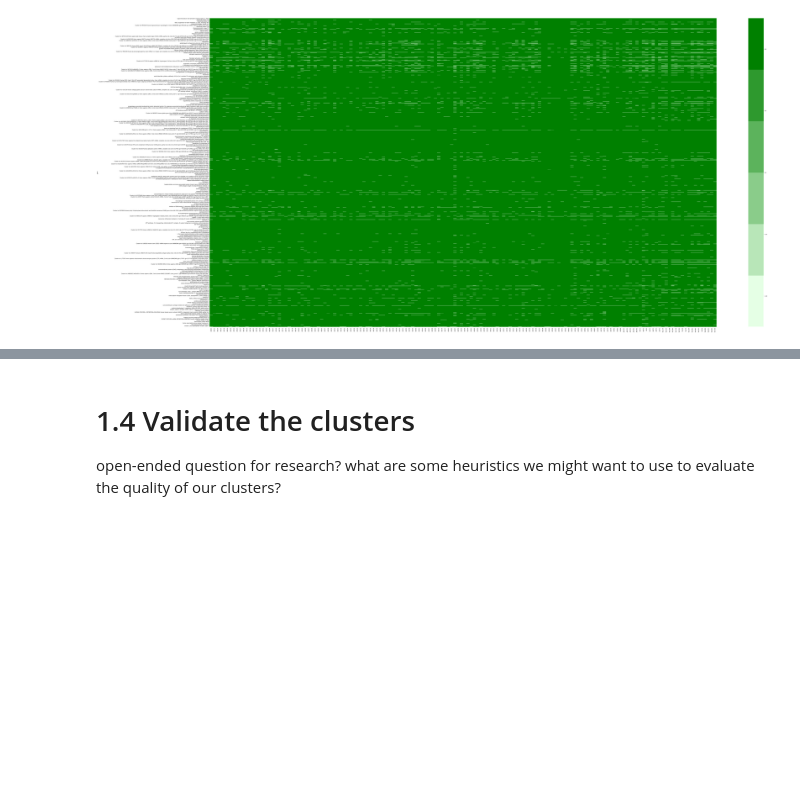
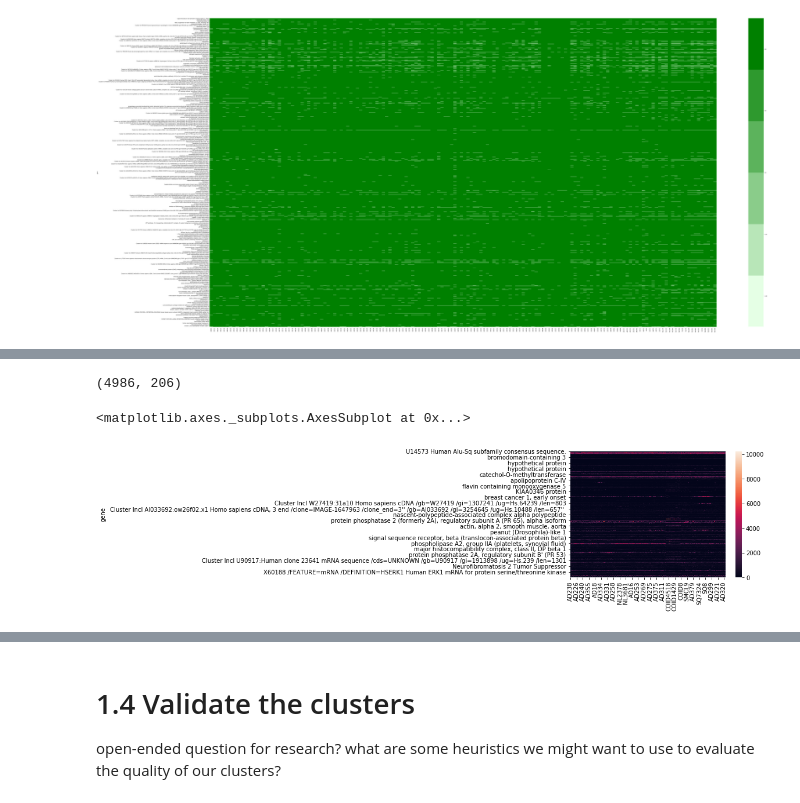
Before and after one commit to jeannefukumaru/aiap_02_unsupervised, a Jupyter notebook: clustering_cancer.ipynb, the cells around one changed output, grey strips where cells are left out. Drawn from its saved outputs; the diff is of its cells as text; code cells hidden in the pictures; blank space fills up the shorter version.

```diff
--- a/clustering_cancer.ipynb
+++ b/clustering_cancer.ipynb
@@ -65,5 +53,0 @@ dfA_floor.head()
-# %%
-fig, ax = plt.subplots()
-fig.set_size_inches(30,50)
-sns.set(font_scale=2)
-sns.heatmap(dfA_floor.iloc[0:30,:], cmap=sns.color_palette("RdBu_r"))
@@ -94,0 +65,3 @@ dist_dfA = pdist
+# %%
+gene_des = pd.read_csv('data/interim/DatasetA_3312genesetdescription_sd50.csv', header=None, names=['probe','gene'])
+gene_des.head()
@@ -94,0 +75,3 @@ dist_dfA = pdist
+# %%
+merge = pd.merge(dfA, gene_des, how='right', left_on='gene', right_on='gene')
+merge.head()
@@ -95,3 +86,15 @@ dist_dfA = pdist
+# %%
+merge.shape
+# %% [output]
+(4986, 206)
+# %%
+merge = merge.drop(['probe set','probe'], axis=1)
+merge = merge.set_index('gene')
+# %%
+sns.heatmap(merge)
+# %% [output]
+<matplotlib.axes._subplots.AxesSubplot at 0x...>
+[figure, added]
 # %% [markdown]
 # 1.3 Interpret the clusters
 ![clustering for adenocarcinoma subclasses](F1.large.jpg)
```
Also changed, not shown: parts of 12 cells of this notebook, 3 other files.
